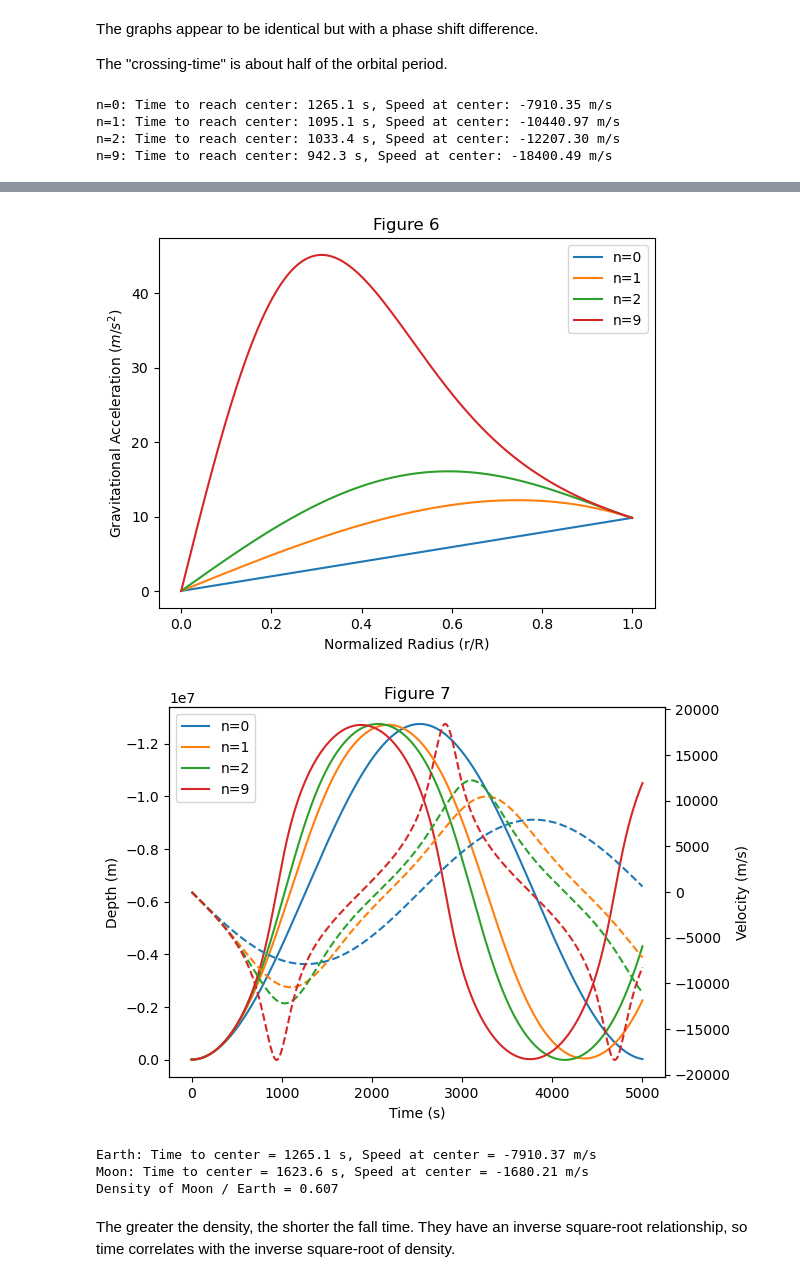
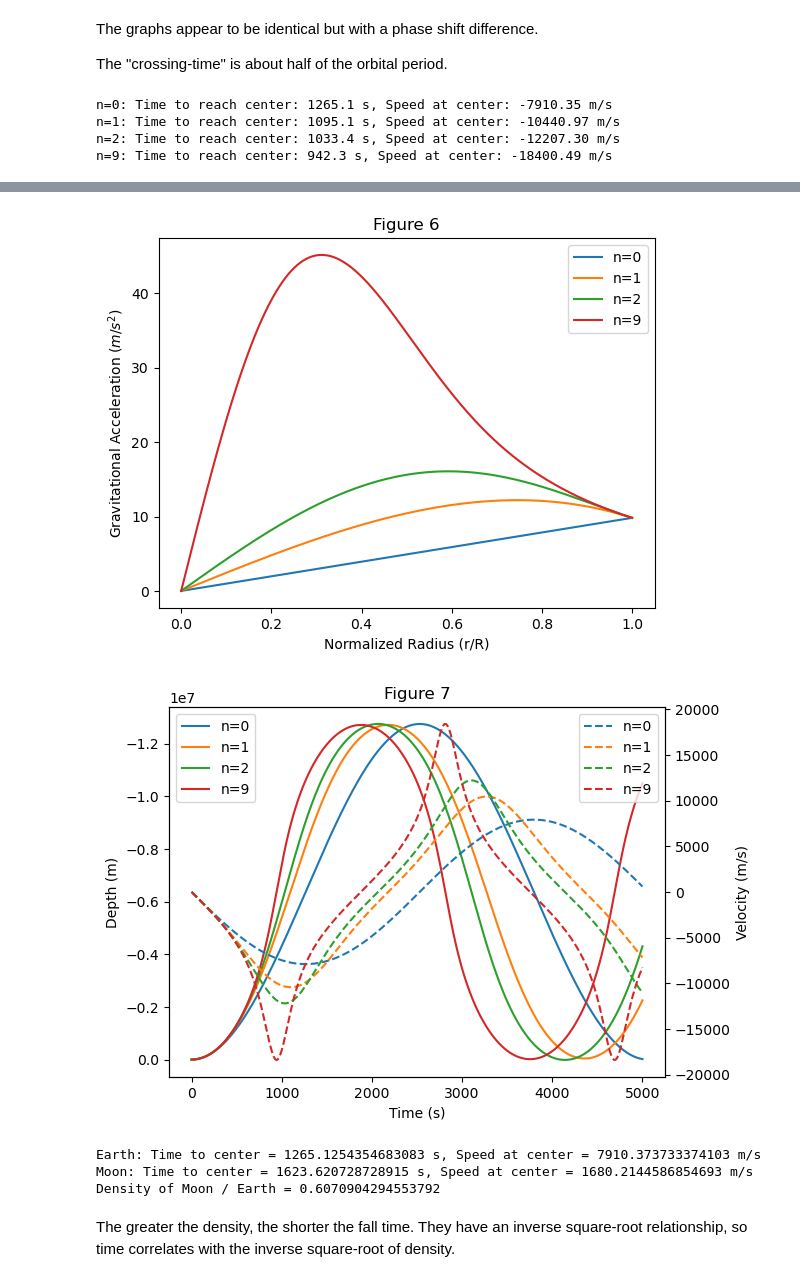
Before and after one commit to fperia/PHYS265-spring25, a Jupyter notebook: Lab2/Lab2_PeriaFrancis.ipynb, the cells around one changed output, grey strips where cells are left out. Cells and saved outputs as stored; diff of their text form; code cells hidden in the pictures.

```diff
--- a/Lab2/Lab2_PeriaFrancis.ipynb
+++ b/Lab2/Lab2_PeriaFrancis.ipynb
@@ -314,35 +314,36 @@ def tunnel_motion_n(t, s, n):
 def event_reach_center(t, y, n):
     return y[0]
 event_reach_center.terminal = True
 event_reach_center.direction = -1
 
 # solve for different n values
 fig3, ax3 = plt.subplots()
 ax3.set_xlabel('Time (s)')
 ax3.set_ylabel('Depth (m)')
 ax4 = ax3.twinx()
 ax4.set_ylabel('Velocity (m/s)')
 for n in n_vals:
     t_span = (0, 5000)
     t_eval = np.linspace(0, 5000, 1000)
     soln = solve_ivp(tunnel_motion_n, t_span, [y0, v0], t_eval=t_eval, args=(n,), events=lambda t, y, n=n: event_reach_center(t, y, n))
     t_center = soln.t_events[0][0]
     v_center = np.interp(t_center, soln.t, soln.y[1])
     print(f'n={n}: Time to reach center: {t_center:.1f} s, Speed at center: {v_center:.2f} m/s')
     ax3.plot(soln.t, soln.y[0] - R_e, label=f'n={n}')
-    ax4.plot(soln.t, soln.y[1], linestyle='--', label=f'n={n} velocity')
+    ax4.plot(soln.t, soln.y[1], linestyle='--', label=f'n={n}')
 ax3.invert_yaxis()
 ax3.set_title('Figure 7')
 ax3.legend()
+ax4.legend()
 fig.tight_layout()
 # %% [output]
 n=0: Time to reach center: 1265.1 s, Speed at center: -7910.35 m/s
 n=1: Time to reach center: 1095.1 s, Speed at center: -10440.97 m/s
 n=2: Time to reach center: 1033.4 s, Speed at center: -12207.30 m/s
 n=9: Time to reach center: 942.3 s, Speed at center: -18400.49 m/s
 [figure]
 [figure]
-[figure, old version]
+[figure, new version]
 # %%
 R_moon = 1.737e6  # m
 M_moon = 7.34767309e22  # kg
@@ -383,12 +384,12 @@ density_moon = M_moon / volume_moon
 density_ratio = density_moon / density_earth
 
 # output results
-print(f"Earth: Time to center = {tcross_earth:.1f} s, Speed at center = {v_center_earth:.2f} m/s")
-print(f"Moon: Time to center = {tcross_moon:.1f} s, Speed at center = {v_center_moon:.2f} m/s")
-print(f"Density of Moon / Earth = {density_ratio:.3f}")
+print(f"Earth: Time to center = {tcross_earth} s, Speed at center = {np.abs(v_center_earth)} m/s")
+print(f"Moon: Time to center = {tcross_moon} s, Speed at center = {np.abs(v_center_moon)} m/s")
+print(f"Density of Moon / Earth = {density_ratio}")
 # %% [output]
-Earth: Time to center = 1265.1 s, Speed at center = -7910.37 m/s
-Moon: Time to center = 1623.6 s, Speed at center = -1680.21 m/s
-Density of Moon / Earth = 0.607
+Earth: Time to center = 1265.1254354683083 s, Speed at center = 7910.373733374103 m/s
+Moon: Time to center = 1623.620728728915 s, Speed at center = 1680.2144586854693 m/s
+Density of Moon / Earth = 0.6070904294553792
 # %% [markdown]
 The greater the density, the shorter the fall time. They have an inverse square-root relationship, so time correlates with the inverse square-root of density.
```
Also changed, not shown: 1 other file.
